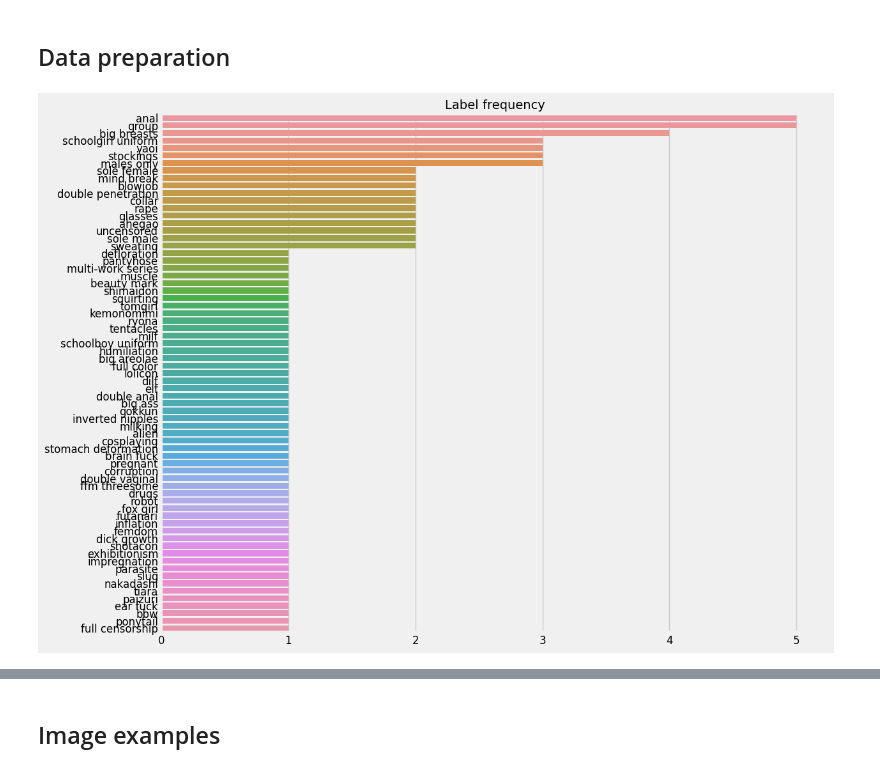
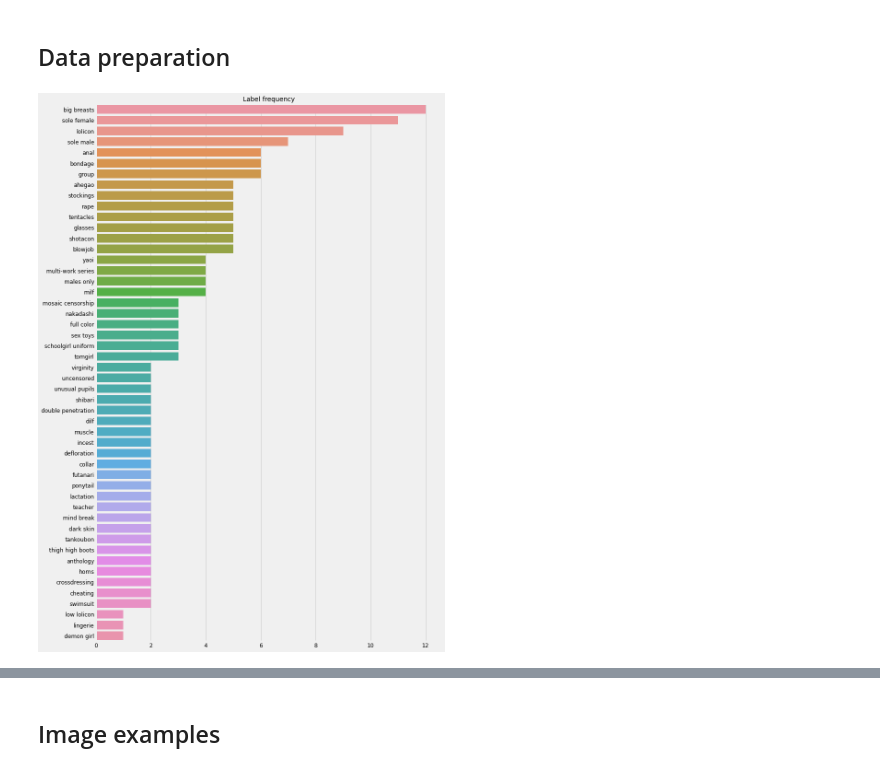
Before and after one commit to shikanime/bepeka, a Jupyter notebook: model.ipynb, the cells around one changed output, grey strips where cells are left out. Cells and saved outputs as stored; diff of their text form; code cells hidden in the pictures.

Commit message:
Add data preprocessing and model

```diff
--- a/model.ipynb
+++ b/model.ipynb
@@ -32,0 +45,7 @@ hentais = get_random_hentais(10)
+# %%
+converters = {
+    column_name: ast.literal_eval
+    for column_name in ["tag", "group", "parody", "character", "artist", "category", "image_urls"]
+}
+hentais = pd.read_csv("data/metadata.csv", converters=converters)
+hentais.head()
@@ -43,3 +66,0 @@ Utils.export(hentais, path)
-# %%
-hentais = pd.read_json("data/metadata.json", orient='records')
-hentais.head()
@@ -53,17 +67,15 @@ hentais.head()
 # %% [markdown]
 ## Data preparation
 # %%
-# Get label frequencies in descending order
-label_freq = hentais['tag'].explode().value_counts().sort_values(ascending=False)
+label_freq = hentais['tag'].explode().value_counts().sort_values(ascending=False).head(50)
 
-# Bar plot
 style.use("fivethirtyeight")
-plt.figure(figsize=(12,10))
+plt.figure(figsize=(12, 20))
 sns.barplot(y=label_freq.index.values, x=label_freq, order=label_freq.index)
 plt.title("Label frequency", fontsize=14)
 plt.xlabel("")
 plt.xticks(fontsize=12)
 plt.yticks(fontsize=12)
 plt.show()
 # %% [output]
-[figure, old version]
+[figure, new version]
```
Also changed, not shown: parts of 29 cells of this notebook, 3 other files.
